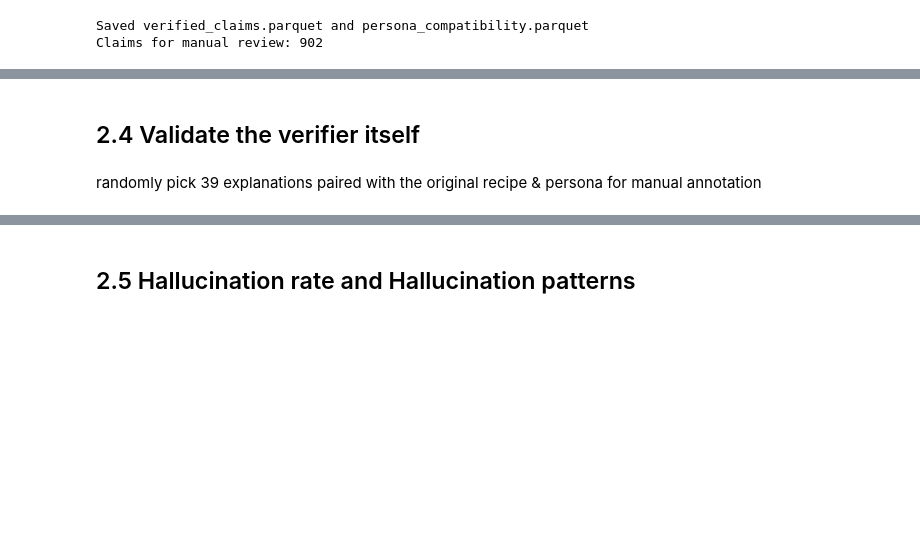
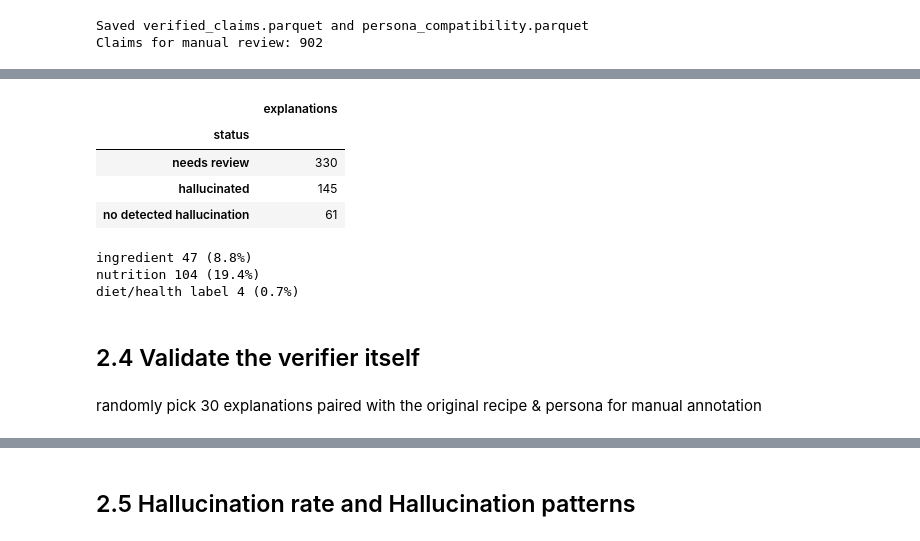
Before and after one commit to lay-animals-projects/food-recommender-evaluation, a Jupyter notebook: notebooks/extraction_verification.ipynb, the cells around one changed output, grey strips where cells are left out. Saved outputs shown, nothing was run; the diff lists cells and outputs as text; code cells hidden in the pictures; blank space fills up the shorter version.

```diff
--- a/notebooks/extraction_verification.ipynb
+++ b/notebooks/extraction_verification.ipynb
@@ -2008,7 +2429,39 @@ Claims for manual review: 902
+# %%
+display(
+    explanation_hallucination_df["status"]
+    .value_counts()
+    .to_frame("explanations")
+)
+
+for hallucination_type in [
+    "ingredient",
+    "nutrition",
+    "diet/health label",
+]:
+    count = explanation_hallucination_df[
+        "hallucination_types"
+    ].apply(
+        lambda types: hallucination_type in types
+    ).sum()
+
+    print(
+        hallucination_type,
+        count,
+        f"({100 * count / len(explanation_hallucination_df):.1f}%)",
+    )
+# %% [output]
+|  | explanations |
+| status |  |
+| needs review | 330 |
+| hallucinated | 145 |
+| no detected hallucination | 61 |
+ingredient 47 (8.8%)
+nutrition 104 (19.4%)
+diet/health label 4 (0.7%)
 # %% [markdown]
 ## 2.4 Validate the verifier itself
 # %% [markdown]
-randomly pick 39 explanations paired with the original recipe & persona for manual annotation
+randomly pick 30 explanations paired with the original recipe & persona for manual annotation
 # %%
 # Prepare the existing persona table.
 persona_table = personas_df.rename(
```
Also changed, not shown: parts of 8 cells of this notebook.
